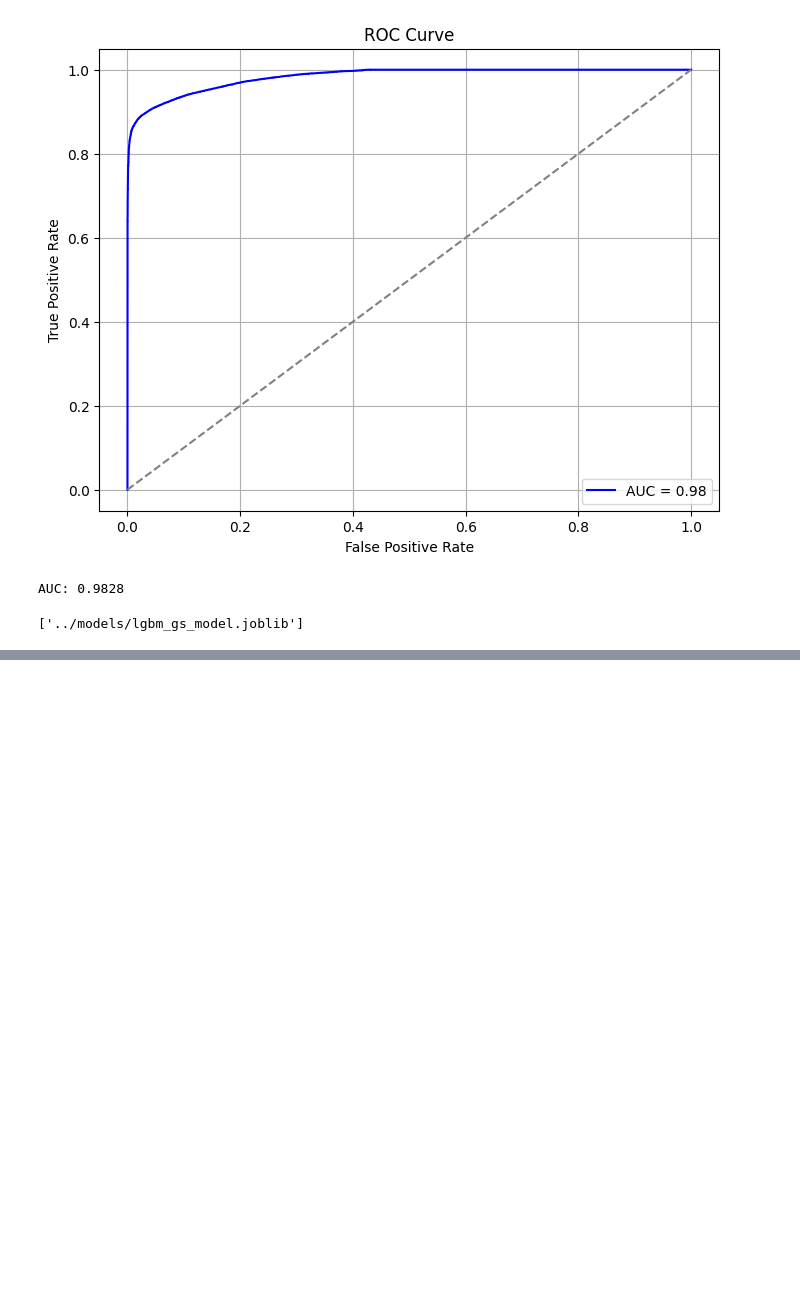
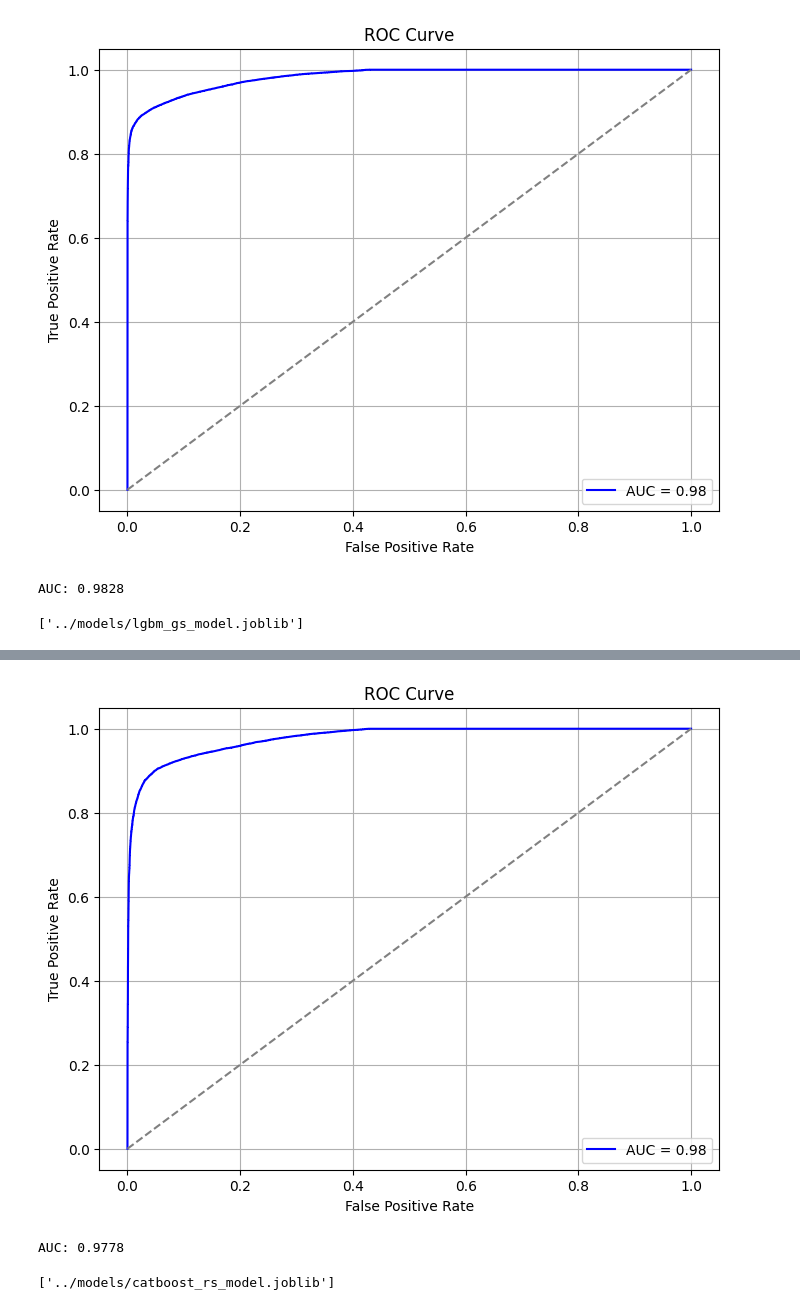
Before and after one commit to otuemre/vigiNIDS, a Jupyter notebook: src/notebooks/05_HyperparameterTuning.ipynb, the cells around one changed output, grey strips where cells are left out. Saved outputs shown, nothing was run; the diff lists cells and outputs as text; code cells hidden in the pictures; blank space fills up the shorter version.

```diff
--- a/src/notebooks/05_HyperparameterTuning.ipynb
+++ b/src/notebooks/05_HyperparameterTuning.ipynb
@@ -262,0 +376,12 @@ joblib.dump(lgbm_grid_search, "../models/lgbm_gs_model.joblib")
+# %%
+# Plot AUC-ROC
+catboost_auc = plot_auc_roc(y_test, y_proba)
+print(f"AUC: {catboost_auc:.4f}")
+# %% [output]
+[figure, added]
+AUC: 0.9778
+# %%
+# Save the tuned CatBoost model
+joblib.dump(catboost_optuna, "../models/catboost_rs_model.joblib")
+# %% [output]
+['../models/catboost_rs_model.joblib']
```
Also changed, not shown: parts of 8 cells of this notebook, 1 other file.
